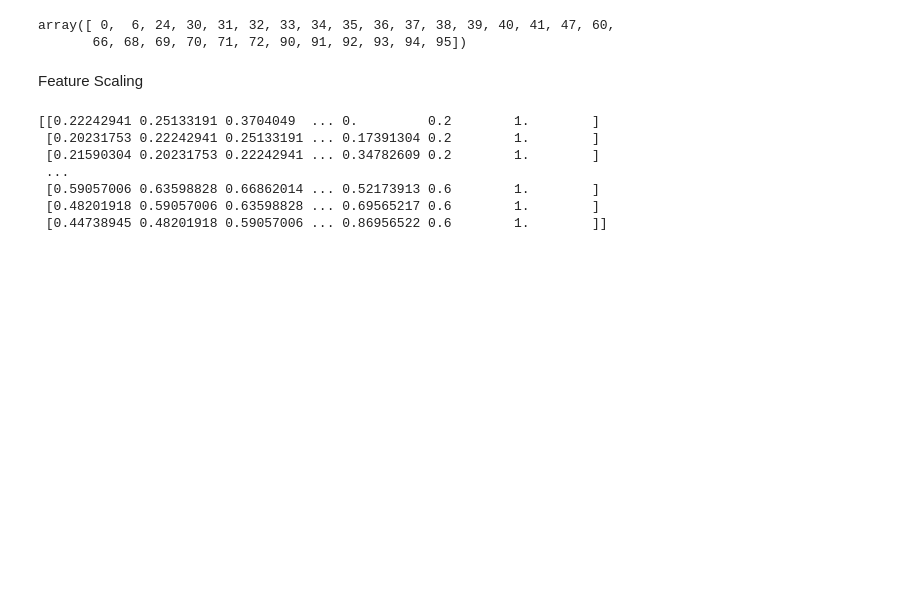
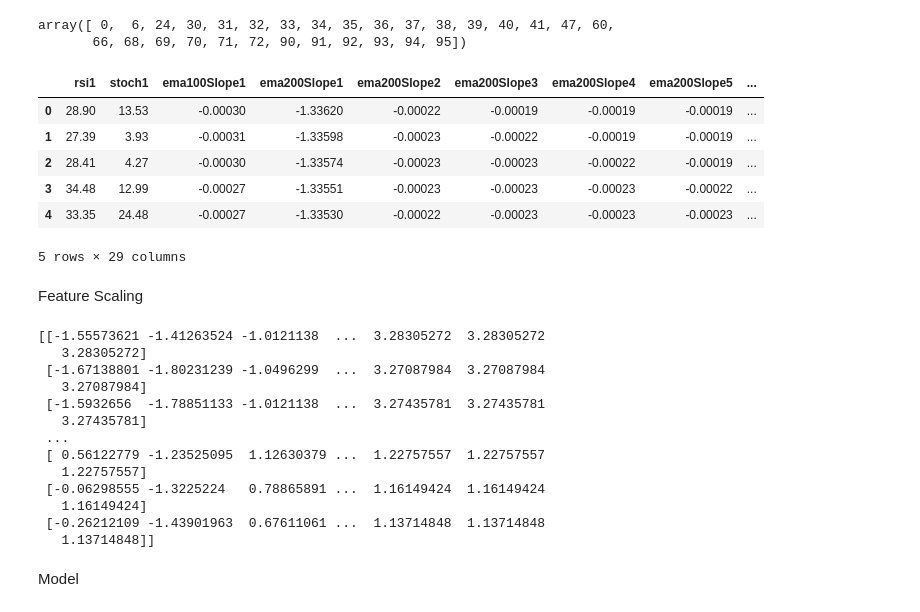
Before and after one commit to HasankaRajakaruna/Forex-Market-Trend-Analysis, a Jupyter notebook: Research.ipynb, the cells around one changed output. Drawn from its saved outputs; the diff is of its cells as text; code cells hidden in the pictures; blank space fills up the shorter version.

```diff
--- a/Research.ipynb
+++ b/Research.ipynb
@@ -57,17 +57,35 @@ array([ 0,  6, 24, 30, 31, 32, 33, 34, 35, 36, 37, 38, 39, 40, 41, 47, 60,
 # %%
 #new dataset
 new_dataset = X_data.iloc[:, selected_features_indices]
+# %%
+new_dataset.head(5)
+# %% [output]
+|  | rsi1 | stoch1 | ema100Slope1 | ema200Slope1 | ema200Slope2 | ema200Slope3 | ema200Slope4 | ema200Slope5 | ... |
+| 0 | 28.90 | 13.53 | -0.00030 | -1.33620 | -0.00022 | -0.00019 | -0.00019 | -0.00019 | ... |
+| 1 | 27.39 | 3.93 | -0.00031 | -1.33598 | -0.00023 | -0.00022 | -0.00019 | -0.00019 | ... |
+| 2 | 28.41 | 4.27 | -0.00030 | -1.33574 | -0.00023 | -0.00023 | -0.00022 | -0.00019 | ... |
+| 3 | 34.48 | 12.99 | -0.00027 | -1.33551 | -0.00023 | -0.00023 | -0.00023 | -0.00022 | ... |
+| 4 | 33.35 | 24.48 | -0.00027 | -1.33530 | -0.00022 | -0.00023 | -0.00023 | -0.00023 | ... |
+5 rows × 29 columns
 # %% [markdown]
 Feature Scaling
 # %%
-scale = MinMaxScaler(feature_range=(0,1))
-data_set_scaled = scale.fit_transform(dataset)
+scale = StandardScaler()
+data_set_scaled = scale.fit_transform(new_dataset)
 print(data_set_scaled)
 # %% [output]
-[[0.22242941 0.25133191 0.3704049  ... 0.         0.2        1.        ]
- [0.20231753 0.22242941 0.25133191 ... 0.17391304 0.2        1.        ]
- [0.21590304 0.20231753 0.22242941 ... 0.34782609 0.2        1.        ]
+[[-1.55573621 -1.41263524 -1.0121138  ...  3.28305272  3.28305272
+   3.28305272]
+ [-1.67138801 -1.80231239 -1.0496299  ...  3.27087984  3.27087984
+   3.27087984]
+ [-1.5932656  -1.78851133 -1.0121138  ...  3.27435781  3.27435781
+   3.27435781]
  ...
- [0.59057006 0.63598828 0.66862014 ... 0.52173913 0.6        1.        ]
- [0.48201918 0.59057006 0.63598828 ... 0.69565217 0.6        1.        ]
- [0.44738945 0.48201918 0.59057006 ... 0.86956522 0.6        1.        ]]
+ [ 0.56122779 -1.23525095  1.12630379 ...  1.22757557  1.22757557
+   1.22757557]
+ [-0.06298555 -1.3225224   0.78865891 ...  1.16149424  1.16149424
+   1.16149424]
+ [-0.26212109 -1.43901963  0.67611061 ...  1.13714848  1.13714848
+   1.13714848]]
+# %% [markdown]
+Model
```
Also changed, not shown: parts of 4 cells of this notebook.
